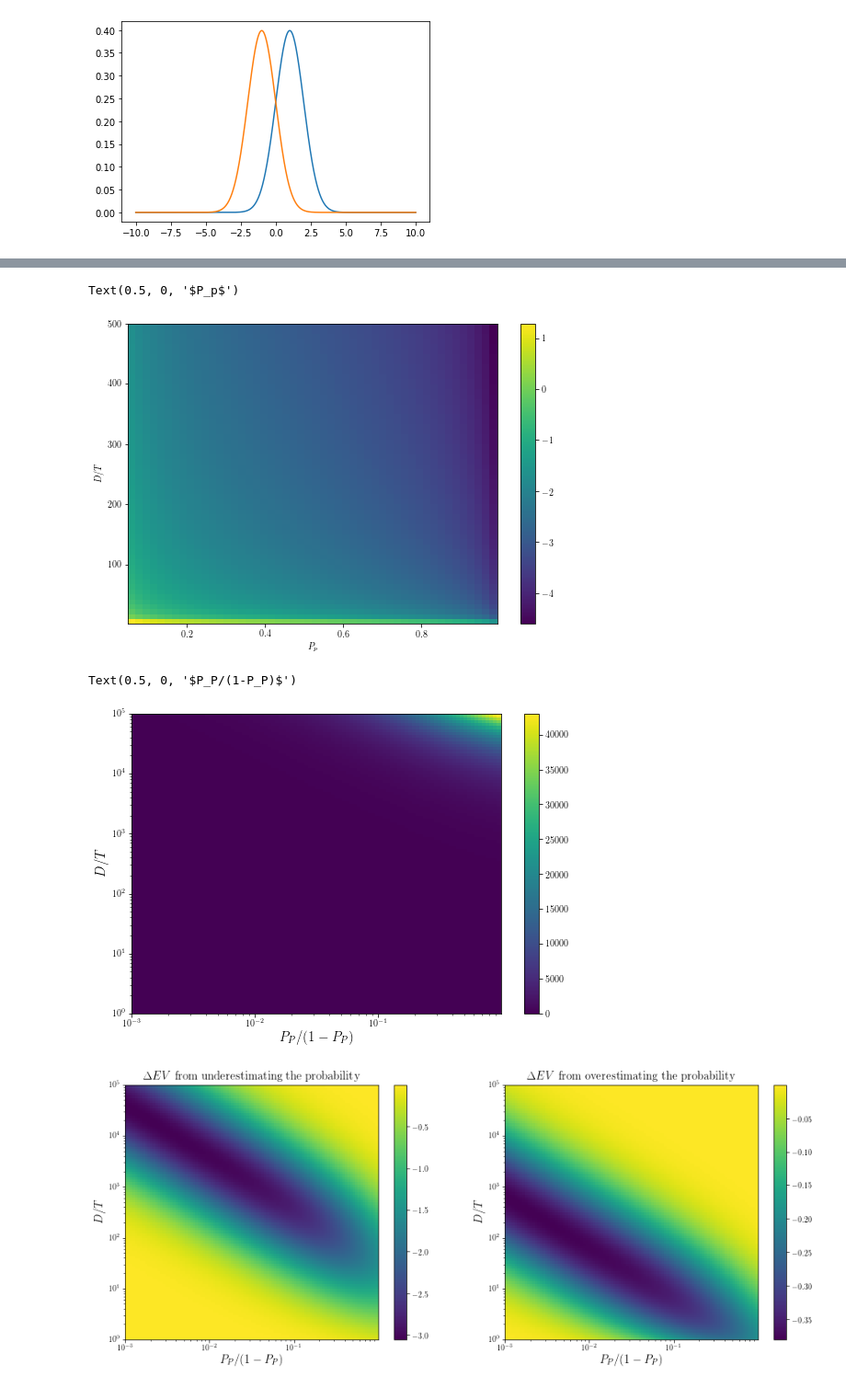
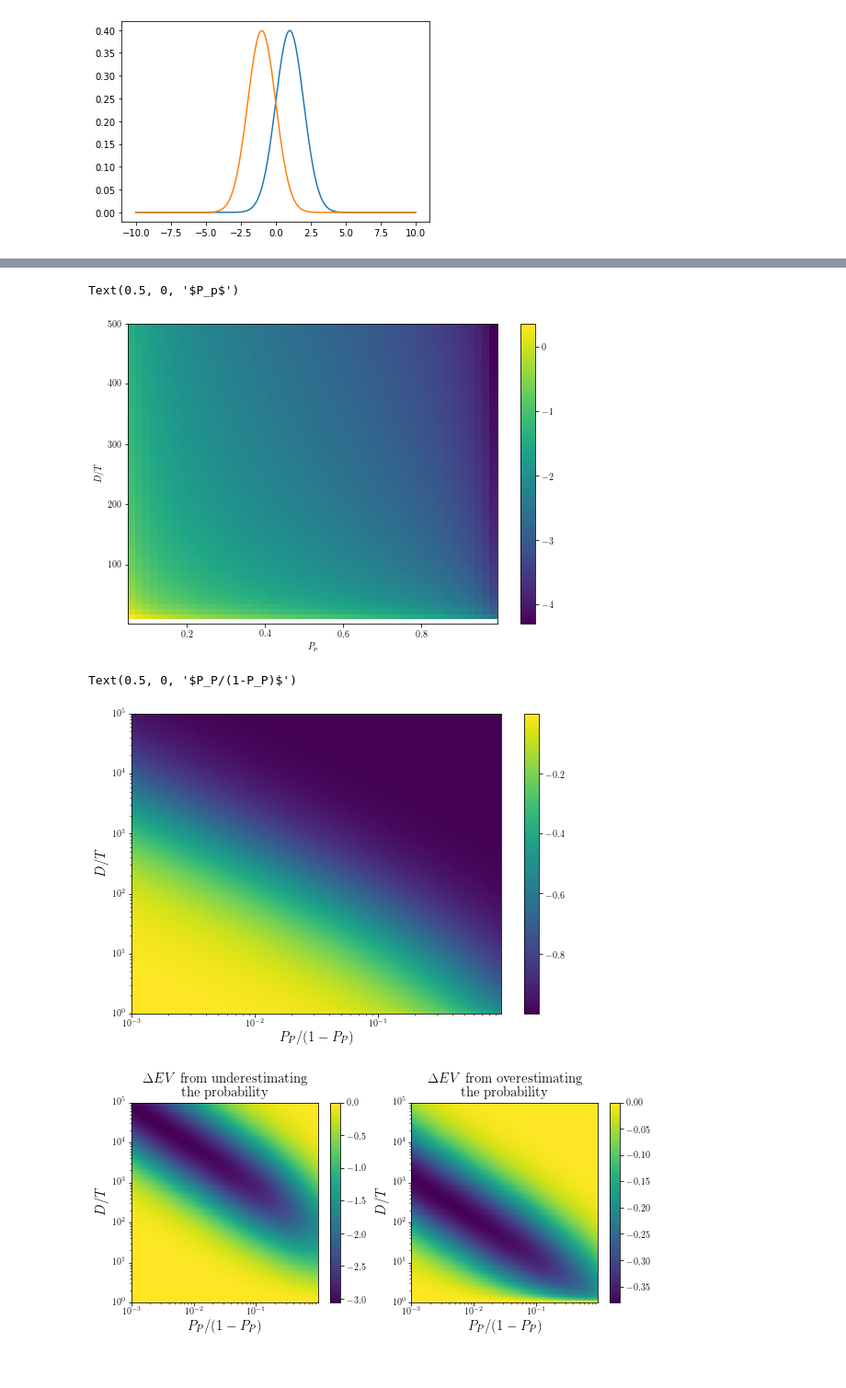
Before and after one commit to peterbarnettnz/risk_neglect, a Jupyter notebook: Risk_false_positive_negative.ipynb, the cells around one changed output, grey strips where cells are left out. Shown at 92% size. Drawn from its saved outputs; the diff is of its cells as text; code cells hidden in the pictures.

```diff
--- a/Risk_false_positive_negative.ipynb
+++ b/Risk_false_positive_negative.ipynb
@@ -33,13 +33,13 @@ def t_fun(DTR=DTR, P_p=P_p,mu_p=mu_p, mu_n=mu_n):
     # this function calculates the optimal threshold value, assuming that
     # the distributions are normal distributions with standard deviations of 1
     # and means of mu_p and mu_n
-    return 1 / (mu_p - mu_n) * np.log((1 - P_p) /( P_p * (2 * DTR - 1))) + 0.5 * (mu_p**2 - mu_n**2)/(mu_p - mu_n)
+    return 1 / (mu_p - mu_n) * np.log((1 - P_p) /( P_p * (DTR - 1))) + 0.5 * (mu_p**2 - mu_n**2)/(mu_p - mu_n)
 
 def t_factor(DTR=DTR, P_p=P_p):
     # this function calculates the factor which is equal to
     # psi_p(t)/psi_n(t)
     # this depends only on D/T (= DTR) and P_p
-    return (1 - P_p) / (P_p * (2 * DTR - 1))
+    return (1 - P_p) / (P_p * (DTR - 1))
 # %%
 # This EV_fun is used for arbitary distributions psi_p and psi_n, and separate values for D and T
 
@@ -109,15 +109,15 @@ def EV_fun(t, DTR=DTR, P_p=P_p, mu_p=mu_p, mu_n=mu_n):
         psi_n: the distribution over the measured variable given that
             the bad event doesn't happen
     '''
-    EV_val = P_p * (DTR - 1) * (0.5 - 0.5 * scipy.special.erf((t - mu_p)/np.sqrt(2)))
+    EV_val = P_p * (- 1) * (0.5 - 0.5 * scipy.special.erf((t - mu_p)/np.sqrt(2)))
     EV_val += (1 - P_p) * (-1) * (0.5 - 0.5 * scipy.special.erf((t - mu_n)/np.sqrt(2)))
     EV_val += P_p * (-DTR) * (0.5 + 0.5 * scipy.special.erf((t - mu_p)/np.sqrt(2)))
 #     EV_val += P_p * DTR
     return EV_val
 # %%
 # Uncomment if you want pretty latex fonts
-# plt.rc('text', usetex=True)
-# plt.rc('font', family='serif')
+plt.rc('text', usetex=True)
+plt.rc('font', family='serif')
 # %%
 mu_p=2 # mean of the psi_p distribution
 mu_n=-2 # mean of the psi_n distribution
@@ -185,6 +185,7 @@ fig=plt.figure(figsize=(16,8))
 mu_p_vals = [1, 2, 3]
 mu_n_vals = [0, -2, -3]
 
+fs = 22 #fontsize
 
 for ii in range(3):
     mu_p=mu_p_vals[ii]
@@ -201,13 +202,13 @@ for ii in range(3):
 
     fig.add_subplot(2,3,ii+1)
     plt.plot(t_vals, EV, 'k')
-    yl = (-6,6)
+    yl = (-6,1)
     plt.plot([t_best, t_best], yl, 'g')
     plt.plot([t_1, t_1], yl,'r')
     plt.plot([t_2, t_2], yl,'r')
     plt.ylim(yl)
-    plt.ylabel('EV', fontsize=15)
-    plt.xlabel('t', fontsize=15)
+    plt.ylabel('EV', fontsize=fs)
+    plt.xlabel('t', fontsize=fs)
 
     ax = plt.gca()
 
@@ -221,12 +222,12 @@ for ii in range(3):
     ax = plt.gca()
     ax.set_yticklabels([])
     ax.set_yticks([])
-    plt.xlabel('t', fontsize=15)
-    plt.xlabel(r'$\theta$', fontsize=15)
+    plt.xlabel('t', fontsize=fs)
+    plt.xlabel(r'$\theta$', fontsize=fs)
 
     if ii==0:
-        plt.legend(['$\psi_P(t)$', '$\psi_N(t)$'], fontsize=15, loc = 'upper left')
+        plt.legend(['$\psi_P(t)$', '$\psi_N(t)$'], fontsize=16, loc = 'upper left')
 
 
-# plt.savefig('EV_plot2.png', bbox_inches='tight', dpi=300)
+plt.savefig('EV_plot2.png', bbox_inches='tight', dpi=300)
 # %% [output]
@@ -256,7 +257,7 @@ plt.ylabel("$D/T$")
 plt.xlabel("$P_p$")
 # %% [output]
 Text(0.5, 0, '$P_p$')
-[figure, old version]
+[figure, new version]
 # %%
 # define the range of parameters to test
 DTR_vals = np.logspace(0, 5, 101)
@@ -331,40 +332,40 @@ plt.ylabel("$D/T$", fontsize=fs)
 plt.xlabel("$P_P/(1-P_P)$", fontsize=fs)
 # %% [output]
 Text(0.5, 0, '$P_P/(1-P_P)$')
-[figure, old version]
+[figure, new version]
 # %%
-fig = plt.figure(figsize=(16,6))
+fig = plt.figure(figsize=(10,4))
 fig.add_subplot(1, 2, 1)
 plt.pcolor(odds_vals, DTR_vals, (EV_diff_pp1).T)
 
 ax = plt.gca()
 ax.set_xscale('log')
 ax.set_yscale('log')
 
 plt.colorbar()
 # plt.contour(Pp_vals, DTR_vals, EV_diff_pp1.T, [0])
 
 plt.ylabel("$D/T$", fontsize=fs)
 plt.xlabel("$P_P/(1-P_P)$", fontsize=fs)
-plt.title("$\Delta EV$ from underestimating the probability", fontsize=fs)
+plt.title("$\Delta EV$ from underestimating\nthe probability", fontsize=fs)
 
 fig.add_subplot(1, 2, 2)
 plt.pcolor(odds_vals, DTR_vals, (EV_diff_pp2).T)
 ax = plt.gca()
 ax.set_xscale('log')
 ax.set_yscale('log')
 
 plt.colorbar()
 # plt.contour(Pp_vals, DTR_vals, EV_diff_pp2.T, [0])
 
 plt.ylabel("$D/T$", fontsize=fs)
 plt.xlabel("$P_P/(1-P_P)$", fontsize=fs)
-plt.title("$\Delta EV$ from overestimating the probability", fontsize=fs)
+plt.title("$\Delta EV$ from overestimating\nthe probability", fontsize=fs)
 
 
-# plt.savefig('Delta_EV_plot1.png', bbox_inches='tight', dpi=300)
+plt.savefig('Delta_EV_plot1.png', bbox_inches='tight', dpi=300)
 # %% [output]
-[figure, old version]
+[figure, new version]
 # %%
 fig = plt.figure(figsize=(18, 6))
 fig.add_subplot(1, 2, 1)
```
Also changed, not shown: parts of 5 cells of this notebook.
